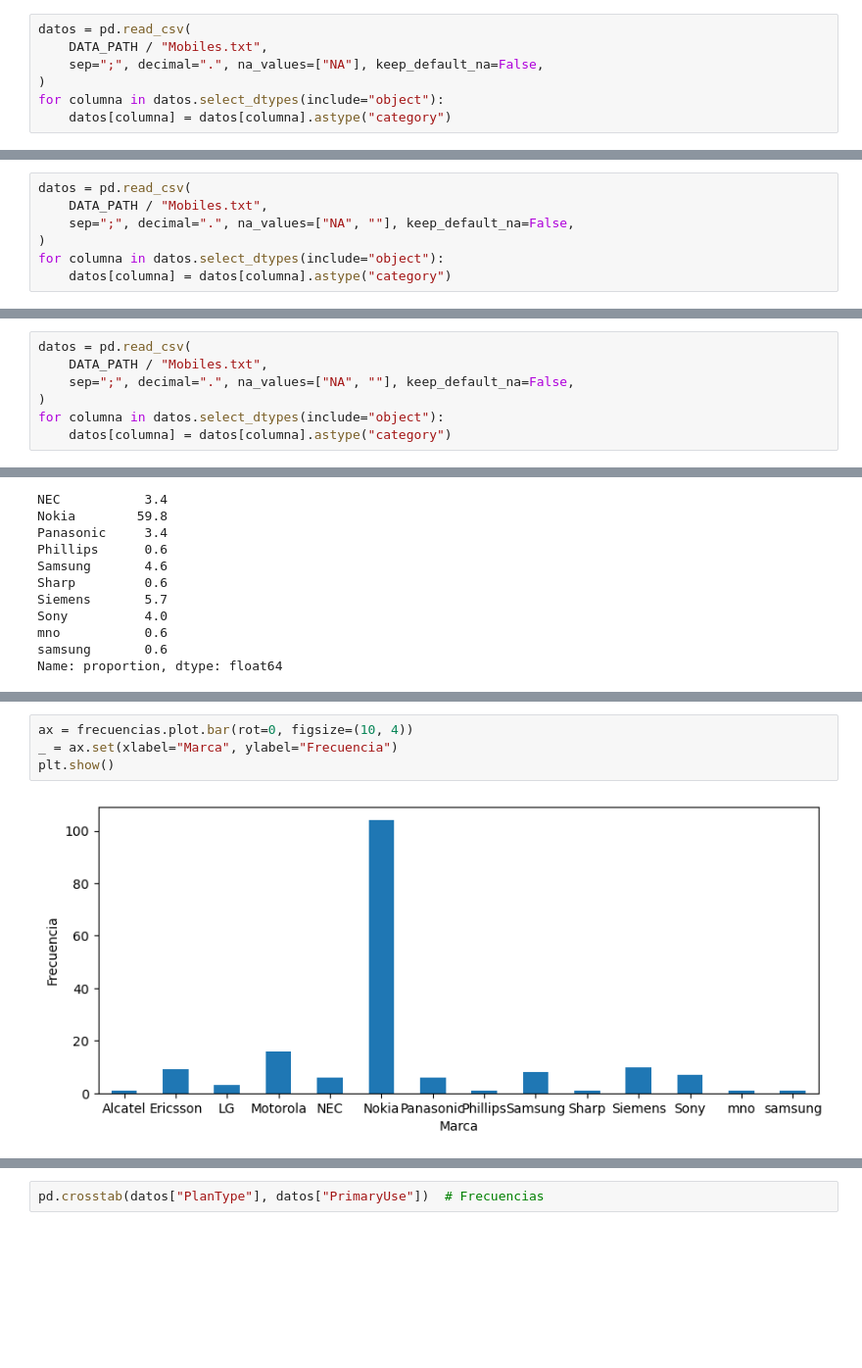
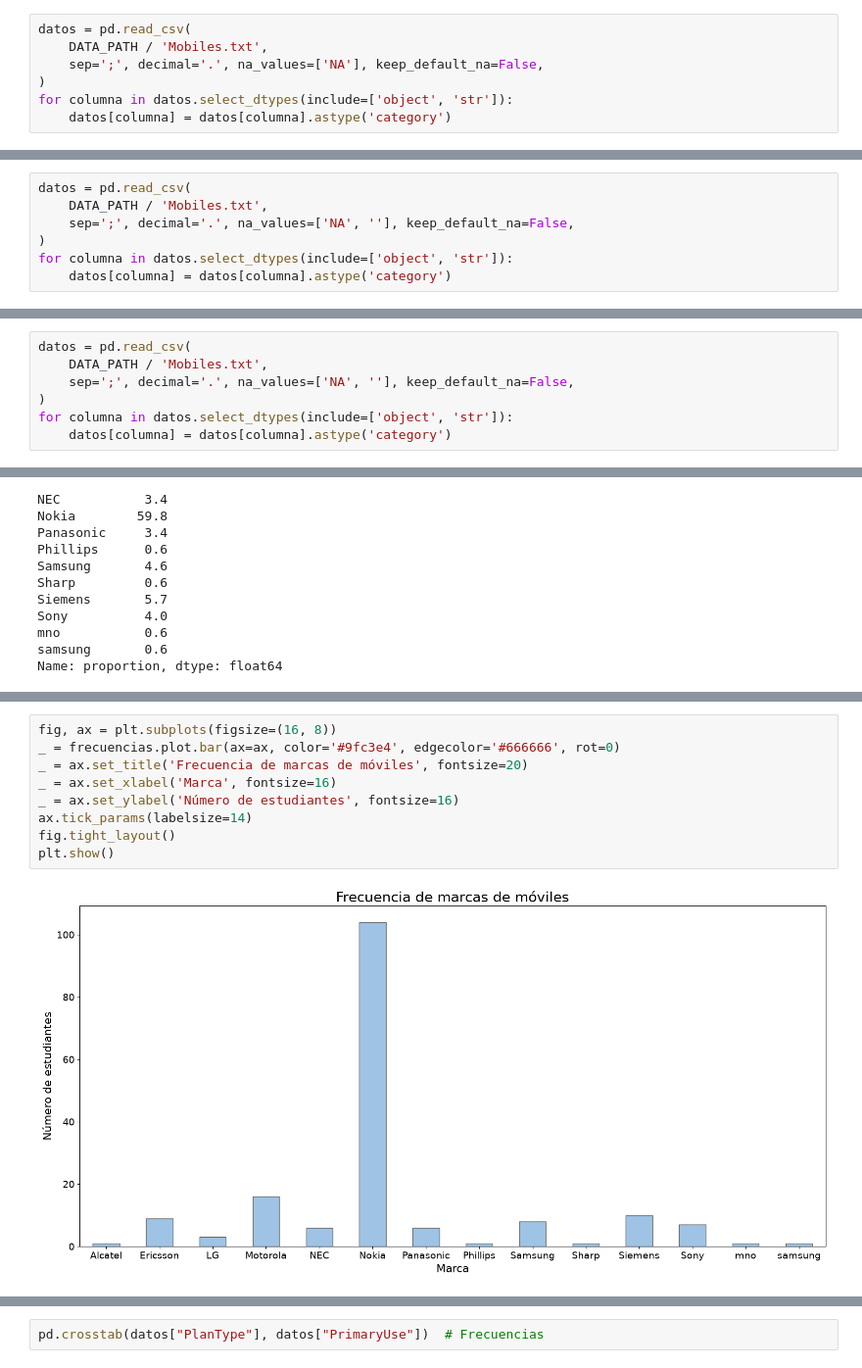
Before and after one commit to guiruha/LaSalle_Estadistica, a Jupyter notebook: sesiones/sesion1/s1.ipynb, the cells around one changed output, grey strips where cells are left out. Shown at 98% size. Cells and saved outputs as stored; diff of their text form; blank space fills up the shorter version.

```diff
--- a/sesiones/sesion1/s1.ipynb
+++ b/sesiones/sesion1/s1.ipynb
@@ -643,8 +774,8 @@ Las columnas de texto se representan como variables categóricas.
 # %%
 datos = pd.read_csv(
-    DATA_PATH / "Mobiles.txt",
-    sep=";", decimal=".", na_values=["NA"], keep_default_na=False,
+    DATA_PATH / 'Mobiles.txt',
+    sep=';', decimal='.', na_values=['NA'], keep_default_na=False,
 )
-for columna in datos.select_dtypes(include="object"):
-    datos[columna] = datos[columna].astype("category")
+for columna in datos.select_dtypes(include=['object', 'str']):
+    datos[columna] = datos[columna].astype('category')
 # %% [markdown]
@@ -685,7 +821,7 @@ También hay campos vacíos que representan datos ausentes. Repetimos la lectura
 # %%
 datos = pd.read_csv(
-    DATA_PATH / "Mobiles.txt",
-    sep=";", decimal=".", na_values=["NA", ""], keep_default_na=False,
+    DATA_PATH / 'Mobiles.txt',
+    sep=';', decimal='.', na_values=['NA', ''], keep_default_na=False,
 )
-for columna in datos.select_dtypes(include="object"):
-    datos[columna] = datos[columna].astype("category")
+for columna in datos.select_dtypes(include=['object', 'str']):
+    datos[columna] = datos[columna].astype('category')
@@ -784,7 +975,7 @@ Volvemos a leer la tabla de móviles con los valores ausentes correctamente iden
 # %%
 datos = pd.read_csv(
-    DATA_PATH / "Mobiles.txt",
-    sep=";", decimal=".", na_values=["NA", ""], keep_default_na=False,
+    DATA_PATH / 'Mobiles.txt',
+    sep=';', decimal='.', na_values=['NA', ''], keep_default_na=False,
 )
-for columna in datos.select_dtypes(include="object"):
-    datos[columna] = datos[columna].astype("category")
+for columna in datos.select_dtypes(include=['object', 'str']):
+    datos[columna] = datos[columna].astype('category')
@@ -1003,7 +1364,12 @@ Name: proportion, dtype: float64
 # %%
-ax = frecuencias.plot.bar(rot=0, figsize=(10, 4))
-_ = ax.set(xlabel="Marca", ylabel="Frecuencia")
+fig, ax = plt.subplots(figsize=(16, 8))
+_ = frecuencias.plot.bar(ax=ax, color='#9fc3e4', edgecolor='#666666', rot=0)
+_ = ax.set_title('Frecuencia de marcas de móviles', fontsize=20)
+_ = ax.set_xlabel('Marca', fontsize=16)
+_ = ax.set_ylabel('Número de estudiantes', fontsize=16)
+ax.tick_params(labelsize=14)
+fig.tight_layout()
 plt.show()
 # %% [output]
-[figure, old version]
+[figure, new version]
 # %% [markdown]
```
Also changed, not shown: parts of 207 cells of this notebook, 6 other files.
